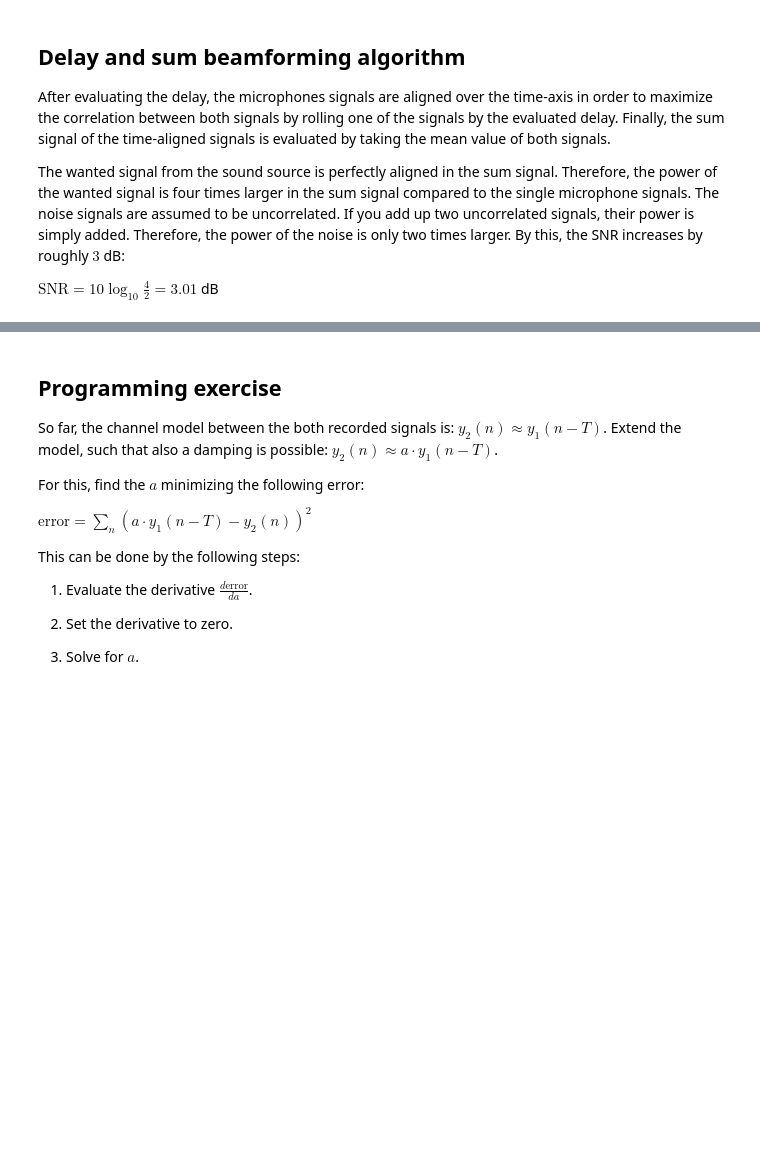
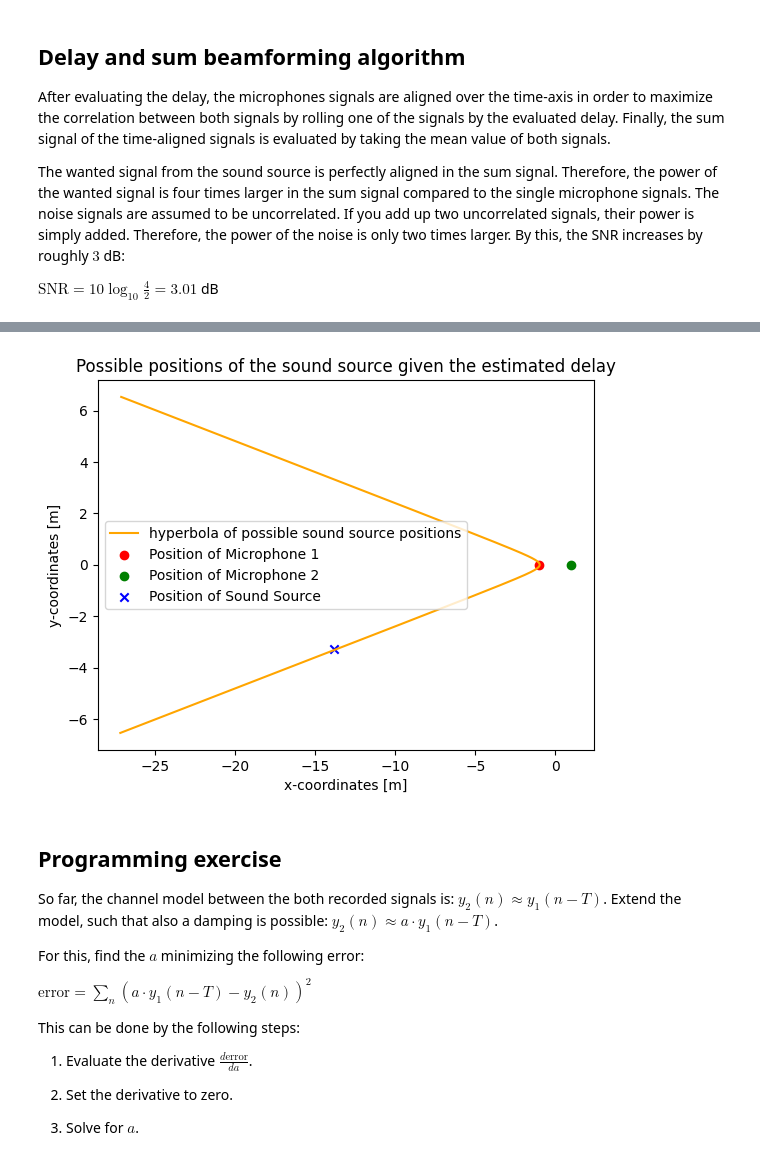
Before and after one commit to spiertz/VoiceControl, a Jupyter notebook: Week08_Denoising_Beamforming/01_DelayAndSumBeamformer.ipynb, the cells around one changed output, grey strips where cells are left out. Drawn from its saved outputs; the diff is of its cells as text; code cells hidden in the pictures; blank space fills up the shorter version.

```diff
--- a/Week08_Denoising_Beamforming/01_DelayAndSumBeamformer.ipynb
+++ b/Week08_Denoising_Beamforming/01_DelayAndSumBeamformer.ipynb
@@ -210,3 +233,27 @@ Normalized correlation of recorded signals: 0.9970709719756401
+# %%
+assert CoordinateMicrophone1[1] == CoordinateMicrophone2[1], 'microphones are not on the same y-coordinate, this is not supported by the current code'
+assert np.abs(CoordinateMicrophone1[1]) < 1e-16, 'microphones are not on the x-axis, this is not supported by the current code'
+assert np.abs(CoordinateMicrophone1[0] + CoordinateMicrophone2[0]) < 1e-16, 'microphones are not symmetric to the y-axis, this is not supported by the current code'
+EstimatedDelay = EvaluateDelay(y1, y2)
+EstimatedDelay /= r # convert from samples to seconds
+a = 0.5 * SpeedOfSound * EstimatedDelay
+b2 = CoordinateMicrophone1[0]**2 - a**2
+y_Limit = 2 * np.abs(RandomCoordinatesOfSoundSource[1])
+y = np.arange(1000) * 2 * y_Limit / 1000 - y_Limit
+x = np.sqrt(a**2*(1+y**2/b2))
+if EstimatedDelay > 0:
+    x = -x
+plt.plot(x, y, label='hyperbola of possible sound source positions', color='orange')
+plt.scatter(CoordinateMicrophone1[0], CoordinateMicrophone1[1], marker='o', color='red', label='Position of Microphone 1')
+plt.scatter(CoordinateMicrophone2[0], CoordinateMicrophone2[1], marker='o', color='green', label =  'Position of Microphone 2')
+plt.scatter(RandomCoordinatesOfSoundSource[0], RandomCoordinatesOfSoundSource[1], marker='x', color='blue', label='Position of Sound Source')
+plt.legend()
+plt.xlabel('x-coordinates [m]')
+plt.ylabel('y-coordinates [m]')
+plt.title('Possible positions of the sound source given the estimated delay')
+plt.show()
+# %% [output]
+[figure, added]
 # %% [markdown]
 ## Programming exercise
 So far, the channel model between the both recorded signals is: $y_2(n) \approx y_1(n-T)$.
```
Also changed, not shown: parts of 9 cells of this notebook, 12 other files.
